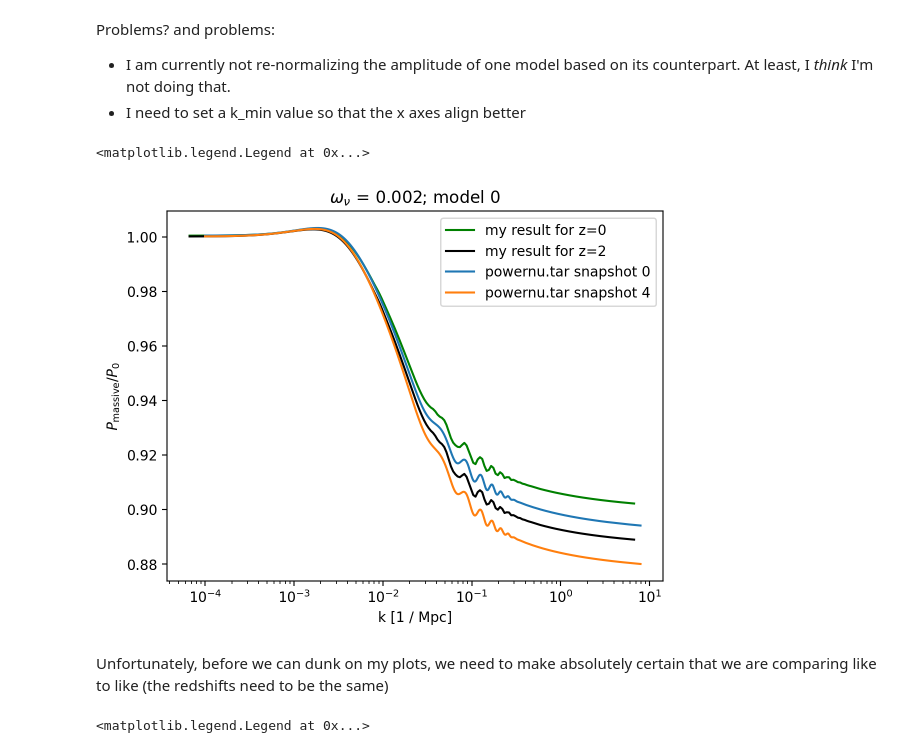
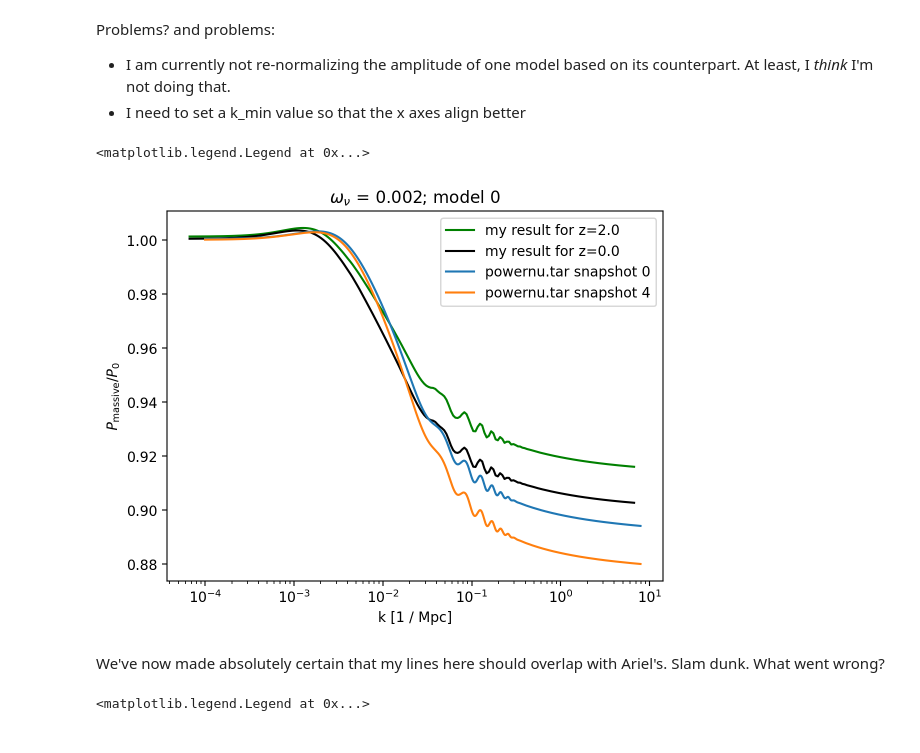
Before and after one commit to 3276908917/Master, a Jupyter notebook: CAMB_demo/rescaling_assignment.ipynb, the cells around one changed output. Saved outputs shown, nothing was run; the diff lists cells and outputs as text; code cells hidden in the pictures.

```diff
--- a/CAMB_demo/rescaling_assignment.ipynb
+++ b/CAMB_demo/rescaling_assignment.ipynb
@@ -34,0 +23,21 @@ def parse_redshifts(model_num):
+# %%
+def parse_redshifts(model_num):
+    """
+    Return the list of amplitude-equalized redshifts
+    given for a particular model in the Aletheia dat file.
+
+    This function is intended to return the redshifts
+    in order from high (old) to low (recent),
+    which is the order that CAMB will impose
+    if not already used.
+    """
+    z = []
+    model = cosm.loc[model_num]
+
+    for column in cosm.columns:
+        if redshift_column.match(column):
+            z.append(model[column])
+
+    # No need to sort these because they should already
+    # be in descending order.
+    return np.array(z)
@@ -57,9 +71,11 @@ def kzps(mlc, omnuh2_in, massive_neutrinos=False, sigma12_in=1, zs = [0]):
     if massive_neutrinos:
         # This is a horrible workaround, and I would like to get rid of it ASAP
         # The following line destroys dependence on TCMB and neutrino_hierarchy, possibly more
-        mnu_in = omnuh2_in * camb.constants.neutrino_mass_fac / (camb.constants.default_nnu / 3) ** 0.75
+        mnu_in = omnuh2_in * camb.constants.neutrino_mass_fac / \
+            (camb.constants.default_nnu / 3) ** 0.75
         # mnu_in = omnuh2_in * camb.constants.neutrino_mass_fac / (2.046 / 3) ** 0.75
-        omch2_in = mlc["omch2"] - omnuh2_in
+
+        omch2_in -= omnuh2_in
         nnu_massive = 1
     pars.set_cosmology(
         H0=mlc["h"] * 100,
@@ -67,7 +83,8 @@ def kzps(mlc, omnuh2_in, massive_neutrinos=False, sigma12_in=1, zs = [0]):
         omch2=omch2_in,
         omk=mlc["OmK"],
         mnu=mnu_in,
-        num_massive_neutrinos=nnu_massive
+        num_massive_neutrinos=nnu_massive,
+        neutrino_hierarchy="inverted"
     )
     pars.InitPower.set_params(As=mlc["A_s"], ns=mlc["n_s"])
 
@@ -88,7 +105,13 @@ def kzps(mlc, omnuh2_in, massive_neutrinos=False, sigma12_in=1, zs = [0]):
 
     if sigma12_in != 1:
         sigma12_unmodified = results.get_sigmaR(12, hubble_units=False)
+        print(sigma12_in)
+        print(sigma12_unmodified)
+
         As_rescaled = 2e-9 * (sigma12_in / sigma12_unmodified) ** 2
+
+        print(As_rescaled)
+        print(mlc["n_s"])
 
         pars.InitPower.set_params(As=As_rescaled, ns=mlc["n_s"])
 
@@ -195,29 +237,27 @@ baseline_max = pd.read_csv("power_nu/Aletheia_powernu_zorig_nu0.002_caso0_0004.d
 # %%
 # Let's just look at model 0 for the initial comparisons
 i = 0
 # Let's just look at redshift 0 for the initial comparisons
-""" but the question is... is this the same redshift
-as the plot to which I am comparing? """
 j = 4
 
 h = cosm.loc[i]["h"]
 plt.plot(k_massless_list[i] * h, p_massive_list[i][j] / p_massless_list[i][j],
-             label="my result for z=0", c=colors[i])
+             label="my result for z=" + str(z_massive_list[i][j]), c=colors[i])
 j = 0 # This will correspond to z=2 for the model0 case.
 plt.plot(k_massless_list[i] * h, p_massive_list[i][j] / p_massless_list[i][j],
-             label="my result for z=2", c="black")
+             label="my result for z="  + str(z_massive_list[i][j]), c="black")
 plt.plot(baseline["k"], baseline["ratio"], label="powernu.tar snapshot 0")
 plt.plot(baseline_max["k"], baseline_max["ratio"], label="powernu.tar snapshot 4")
 plt.xscale('log')
 plt.xlabel(r"k [1 / Mpc]")
 plt.ylabel(r"$P_\mathrm{massive} / P_0$")
 plt.title(r"$\omega_\nu$ = " + str(omega_nu[omega_index]) + "; model 0")
 plt.legend()
 # %% [output]
 <matplotlib.legend.Legend at 0x...>
-[figure, old version]
+[figure, new version]
 # %% [markdown]
-Unfortunately, before we can dunk on my plots, we need to make absolutely certain that we are comparing like to like (the redshifts need to be the same)
+We've now made absolutely certain that my lines here should overlap with Ariel's. Slam dunk. What went wrong?
 # %%
 h = cosm.loc[i]["h"]
 j = 4
```
Also changed, not shown: parts of 6 cells of this notebook, 2 other files.
